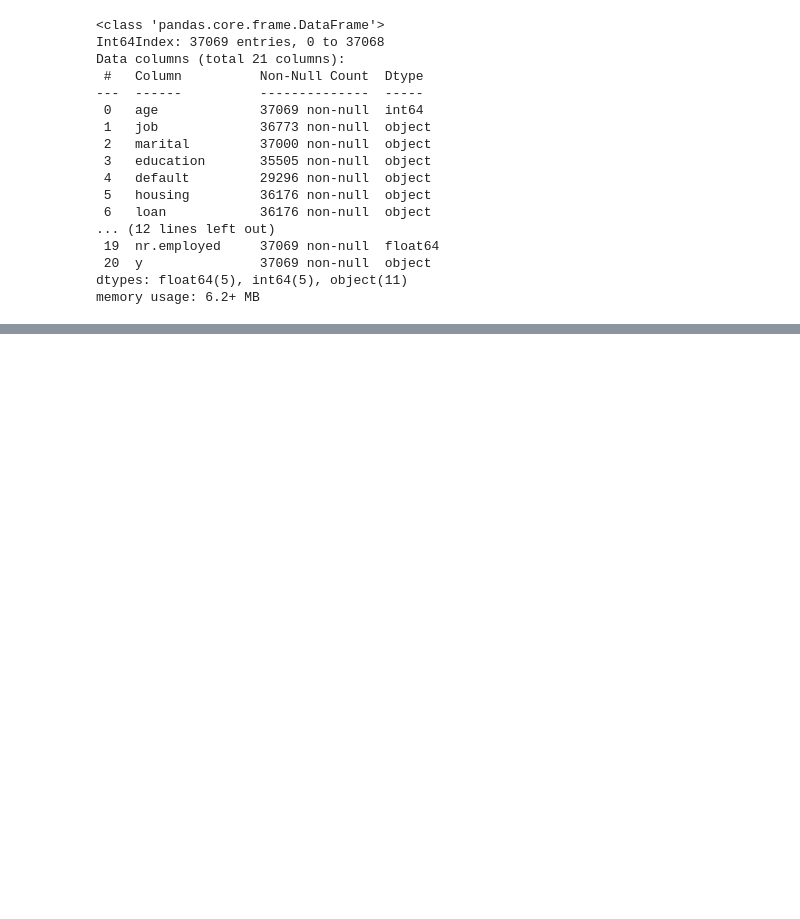
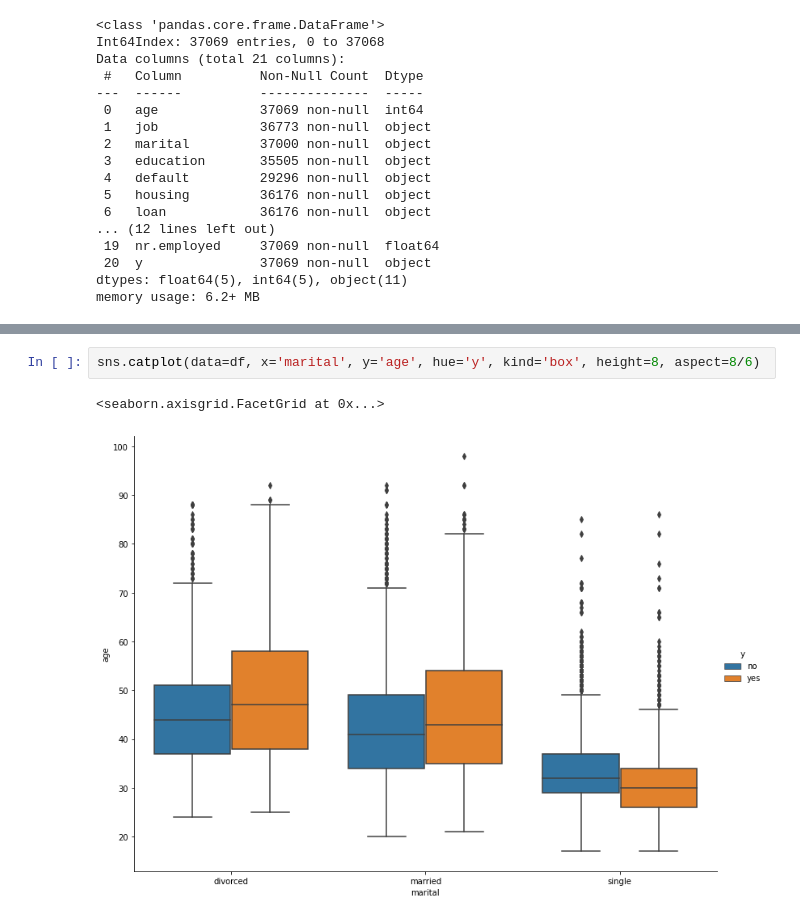
Before and after one commit to andrade-lcs/python_machine_learning, a Jupyter notebook: Aula_ocean_ciencia_dados.ipynb, the cells around one changed output, grey strips where cells are left out. Cells and saved outputs as stored; diff of their text form; blank space fills up the shorter version.

```diff
--- a/Aula_ocean_ciencia_dados.ipynb
+++ b/Aula_ocean_ciencia_dados.ipynb
@@ -62,0 +80,5 @@ df.describe(include='object')
+# %%
+sns.catplot(data=df, x='marital', y='age', hue='y', kind='box', height=8, aspect=8/6)
+# %% [output]
+<seaborn.axisgrid.FacetGrid at 0x...>
+[figure, added]
```
Also changed, not shown: parts of 14 cells of this notebook.
